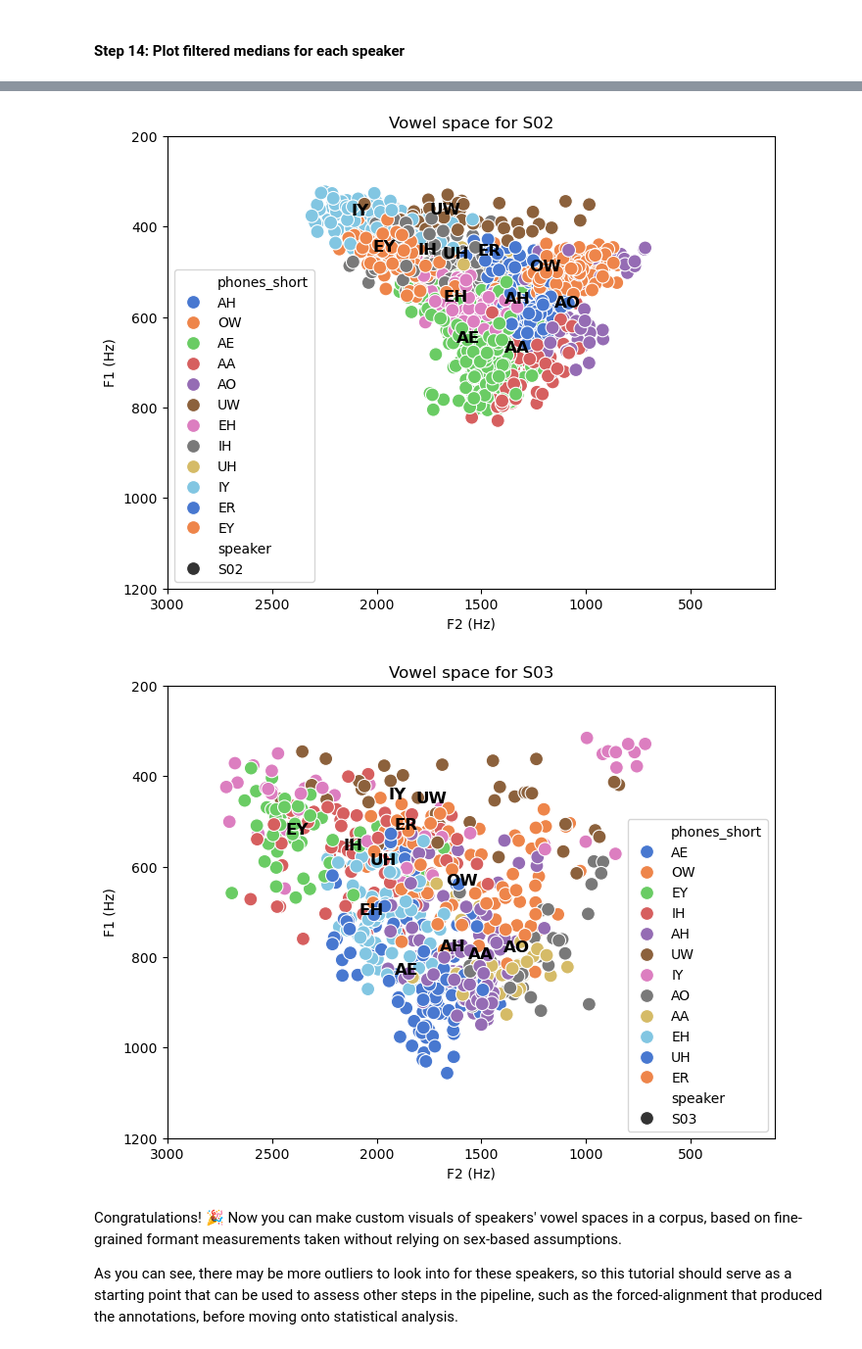
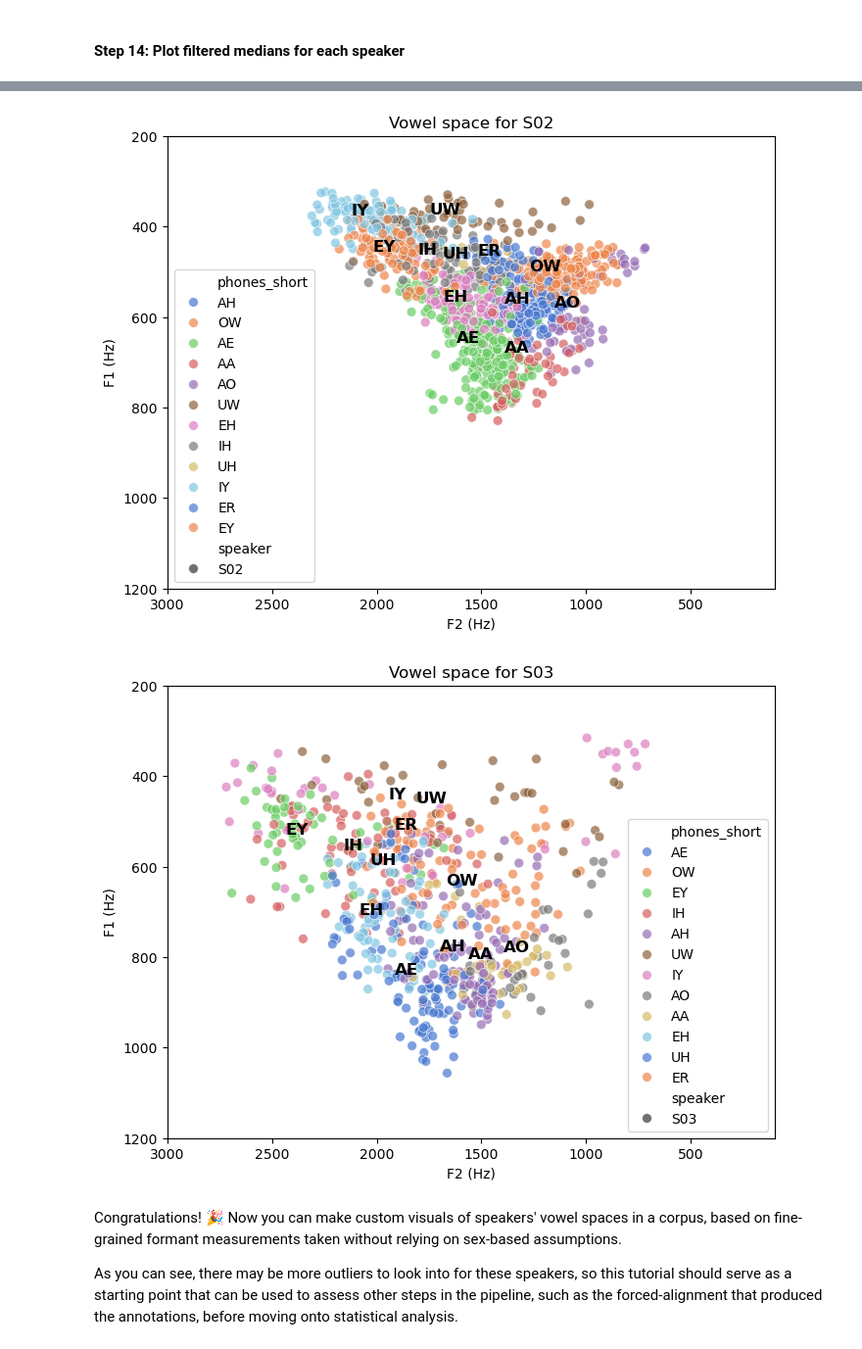
Before and after one commit to acgalvano/FormantPath-vowels, a Jupyter notebook: get_formant_path.ipynb, the cells around one changed output, grey strips where cells are left out. Shown at 98% size. Drawn from its saved outputs; the diff is of its cells as text; code cells hidden in the pictures.

Commit message:
Update visuals

```diff
--- a/get_formant_path.ipynb
+++ b/get_formant_path.ipynb
@@ -362,3 +362,6 @@ Save your completely updated dataset! Append today's date to keep track of your
 # %%
 # Save w/ original filename plus tag for metadata and date for reference
 final_fmtdf.to_feather('./formant-paths_04-01-25.ft')
+# %%
+final_fmtdf = pd.read_feather('./formant-paths_04-01-25.ft')
+final_fmtdf
@@ -429,7 +441,8 @@ for speaker in unique_speakers:
         hue='phones_short',
         style='speaker',
         data=speaker_data,
-        s=100,
+        s=50,
+        alpha=0.7,
         palette='muted'
     )
 
@@ -453,5 +466,6 @@ for speaker in unique_speakers:
 
     plt.legend()
     plt.title(f'Vowel space for {speaker}')
+    plt.savefig("f'{speaker}_vowels'.png", dpi=300, bbox_inches='tight')
     plt.show()
 # %% [output]
@@ -459,5 +473,5 @@ for speaker in unique_speakers:
-[figure, old version]
+[figure, new version]
-[figure, old version]
+[figure, new version]
 # %% [markdown]
 Congratulations! 🎉 Now you can make custom visuals of speakers' vowel spaces in a corpus, based on fine-grained formant measurements taken without relying on sex-based assumptions.
 
```
Also changed, not shown: parts of 3 cells of this notebook.
